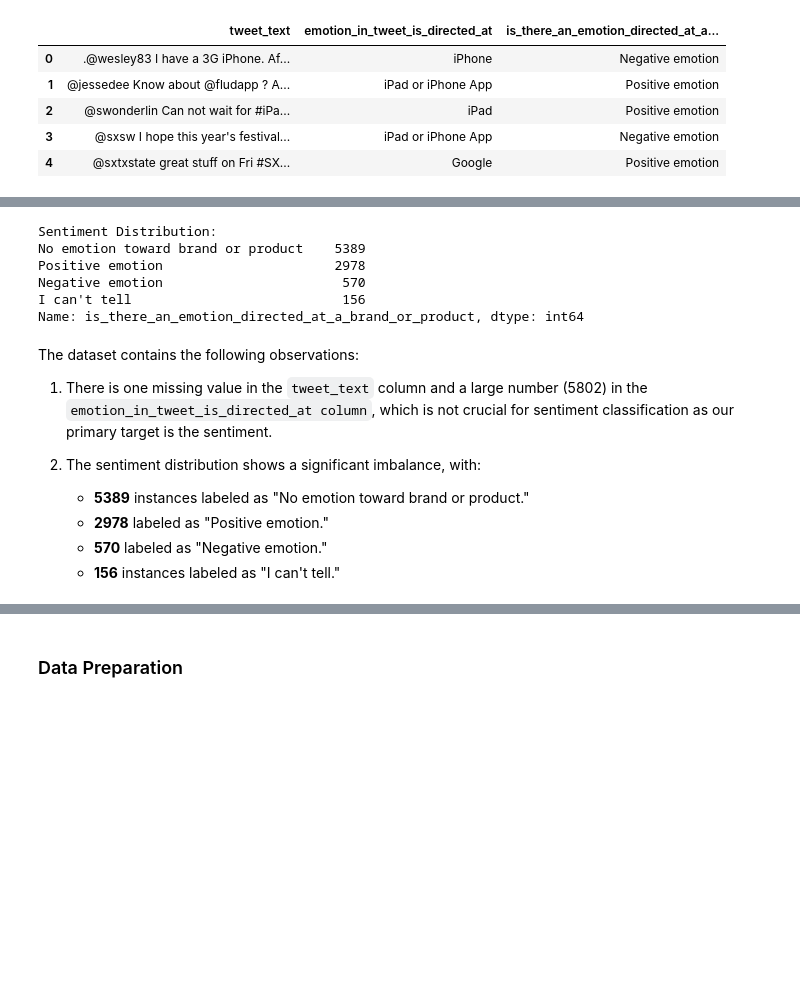
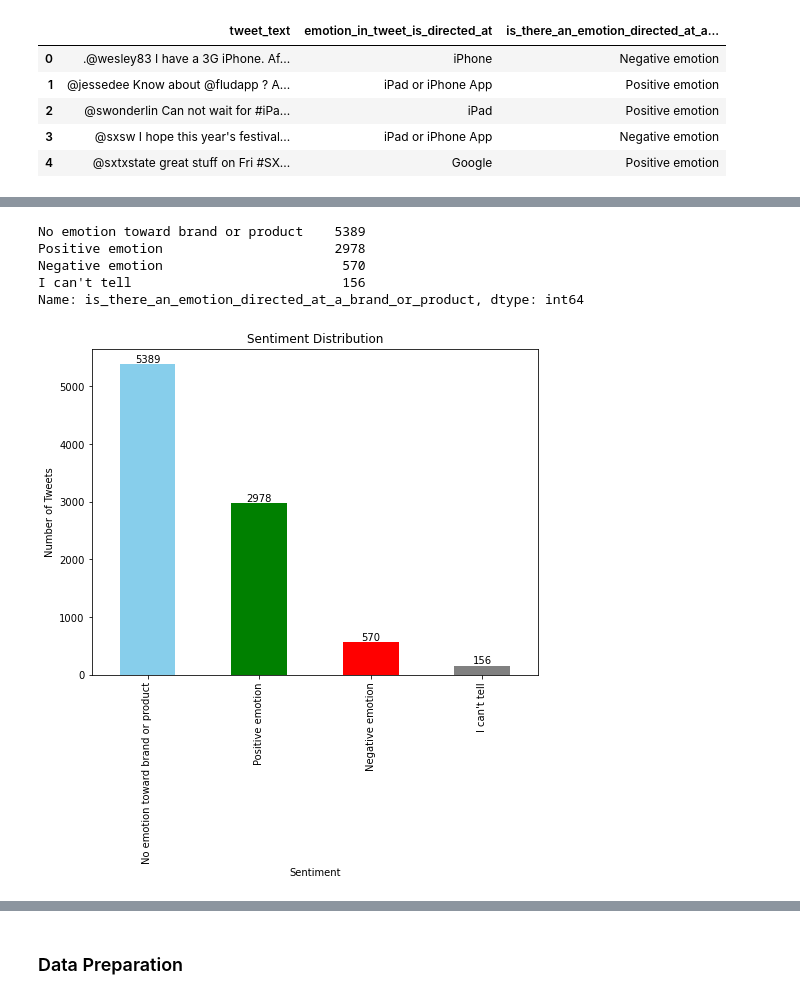
Before and after one commit to engige/NLP_Twitter_Sentiment_Analysis, a Jupyter notebook: notebooks/joseph.ipynb, the cells around one changed output, grey strips where cells are left out. Saved outputs shown, nothing was run; the diff lists cells and outputs as text; code cells hidden in the pictures; blank space fills up the shorter version.

Commit message:
Added data exploration visualization for sentiment distribution and tweet length distribution.

```diff
--- a/notebooks/joseph.ipynb
+++ b/notebooks/joseph.ipynb
@@ -39,24 +60,31 @@ dtype: int64
 # %%
-# Check the distribution of sentiment classes
+# Check the distribution of the sentiment
 sentiment_distribution = tweet_data['is_there_an_emotion_directed_at_a_brand_or_product'].value_counts()
 
 # Display the sentiment distribution
-print("\nSentiment Distribution:")
-print(sentiment_distribution)
+sentiment_distribution
 # %% [output]
-Sentiment Distribution:
 No emotion toward brand or product    5389
 Positive emotion                      2978
 Negative emotion                       570
 I can't tell                           156
 Name: is_there_an_emotion_directed_at_a_brand_or_product, dtype: int64
-# %% [markdown]
-The dataset contains the following observations:
-
-1. There is one missing value in the `tweet_text` column and a large number (5802) in the `emotion_in_tweet_is_directed_at column`, which is not crucial for sentiment classification as our primary target is the sentiment.
-
-2. The sentiment distribution shows a significant imbalance, with:
-   * **5389** instances labeled as "No emotion toward brand or product."
-   * **2978** labeled as "Positive emotion."
-   * **570** labeled as "Negative emotion."
-   * **156** instances labeled as "I can't tell."
+# %%
+import matplotlib.pyplot as plt
+
+# Visualize the sentiment distribution with vertical x-axis labels and count displayed on each bar
+plt.figure(figsize=(8, 6))
+ax = sentiment_distribution.plot(kind='bar', color=['skyblue', 'green', 'red', 'gray'])
+plt.title('Sentiment Distribution')
+plt.xlabel('Sentiment')
+plt.ylabel('Number of Tweets')
+plt.xticks(rotation=90)
+
+# Add count labels on top of each bar
+for p in ax.patches:
+    ax.annotate(str(p.get_height()), (p.get_x() + p.get_width() / 2, p.get_height()),
+                ha='center', va='bottom')
+
+plt.show()
+# %% [output]
+[figure, added]
```
Also changed, not shown: parts of 9 cells of this notebook.
